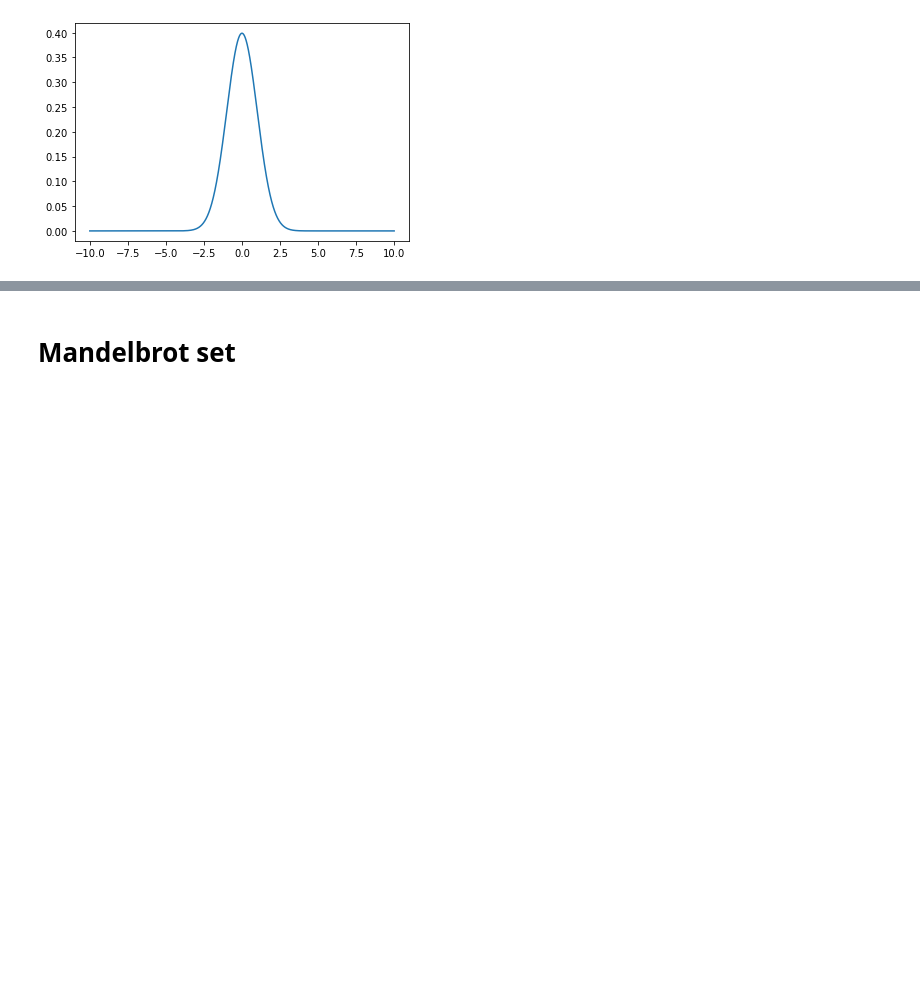
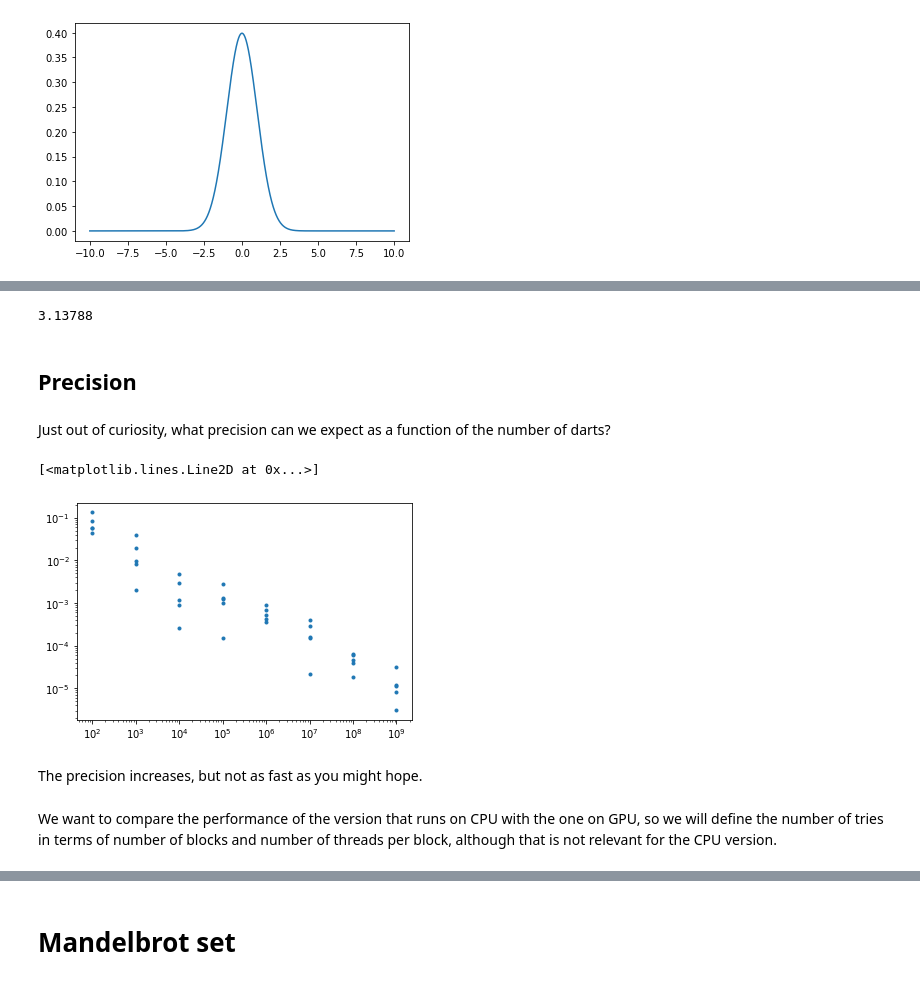
Before and after one commit to gjbex/Python-for-HPC, a Jupyter notebook: source-code/gpu/numba.ipynb, the cells around one changed output, grey strips where cells are left out. Cells and saved outputs as stored; diff of their text form; code cells hidden in the pictures; blank space fills up the shorter version.

Commit message:
Add section on random number generation

```diff
--- a/source-code/gpu/numba.ipynb
+++ b/source-code/gpu/numba.ipynb
@@ -66,0 +75,40 @@ _ = plt.plot(x, pure_values)
+# %%
+@njit
+def compute_pi_cpu(nr_tries):
+    hits = 0
+    for _ in range(nr_tries):
+        x = random.random()
+        y = random.random()
+        if x**2 + y**2 < 1.0:
+            hits += 1
+    return 4.0*hits/nr_tries
+# %%
+compute_pi_cpu(100_000)
+# %% [output]
+3.13788
+# %% [markdown]
+## Precision
+# %% [markdown]
+Just out of curiosity, what precision can we expect as a function of the number of darts?
+# %%
+def assess_precision(compute_pi, start_exp, stop_exp, nr_runs=5, *args):
+    all_nr_tries = np.logspace(start_exp, stop_exp, num=stop_exp - start_exp + 1, dtype=np.int64)
+    results = np.empty(shape=(all_nr_tries.size*nr_runs, 2))
+    result_nr = 0
+    for nr_tries in all_nr_tries:
+        for _ in range(nr_runs):
+            pi = compute_pi(nr_tries, *args)
+            results[result_nr, :] = nr_tries, np.abs(pi - np.pi)/np.pi
+            result_nr += 1
+    return results
+# %%
+precisions = assess_precision(compute_pi_cpu, 2, 9, 5)
+# %%
+_ = plt.loglog(precisions[:, 0], precisions[:, 1], '.')
+# %% [output]
+[<matplotlib.lines.Line2D at 0x...>]
+[figure, added]
+# %% [markdown]
+The precision increases, but not as fast as you might hope.
+# %% [markdown]
+We want to compare the performance of the version that runs on CPU with the one on GPU, so we will define the number of tries in terms of number of blocks and number of threads per block, although that is not relevant for the CPU version.
```
Also changed, not shown: parts of 17 cells of this notebook.
